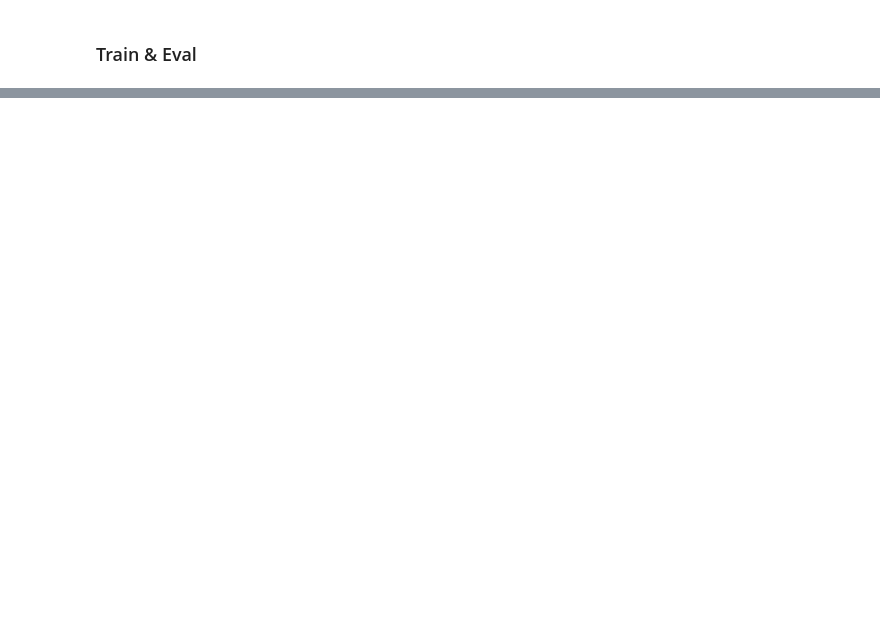
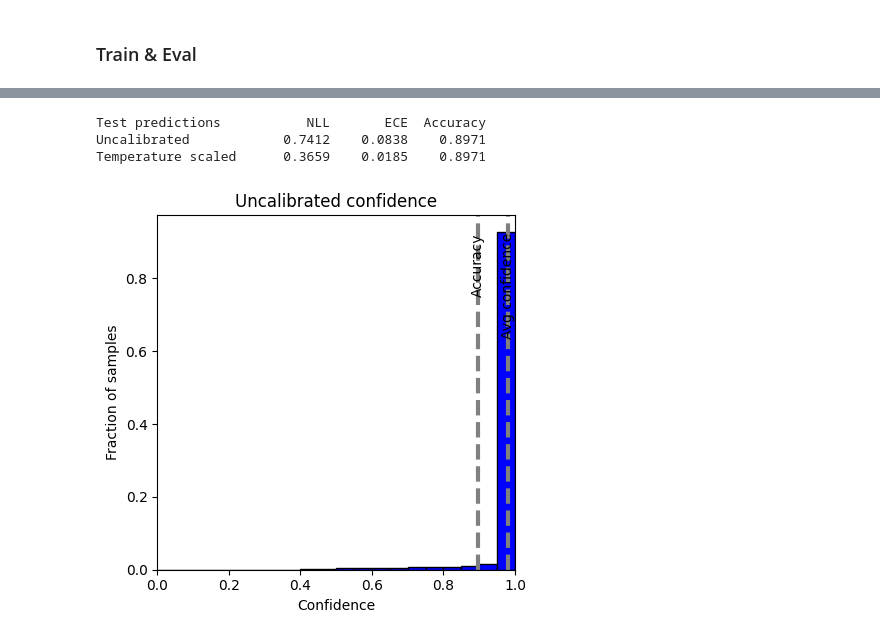
Before and after one commit to zh3nis/simplex-lda, a Jupyter notebook: CIFAR10.ipynb, the cells around one changed output, grey strips where cells are left out. Drawn from its saved outputs; the diff is of its cells as text; code cells hidden in the pictures; blank space fills up the shorter version.

```diff
--- a/CIFAR10.ipynb
+++ b/CIFAR10.ipynb
@@ -67,7 +79,7 @@ class DeepLDA(nn.Module):
     def __init__(self, C, D):
         super().__init__()
         self.encoder = Encoder(D)
-        self.head = SimplexLDAHead(C, D)
+        self.head = SimplexLDAHead(C, D, covariance_type="identity")
 
     def forward(self, x):
         z = self.encoder(x)
@@ -88,8 +100,7 @@ def evaluate(model, loader):
 
 lda_model = DeepLDA(C=10, D=9).to(device)
 lda_opt = torch.optim.Adam(lda_model.parameters())
-#lda_loss_fn = nn.NLLLoss()
-lda_loss_fn = DNLLLoss()
+lda_loss_fn = nn.NLLLoss()
 
 lda_train_acc = []
 lda_test_acc = []
@@ -236,0 +206,66 @@ plt.savefig('plots/cifar10_reliability_diagram.png', dpi=600)
+# %%
+@torch.no_grad()
+def calibration_metrics(logits, labels, temperature=1.0, n_bins=15):
+    scaled_logits = logits / temperature
+    confidence, predictions = scaled_logits.softmax(dim=1).max(dim=1)
+    correct = predictions.eq(labels).float()
+    # Equal-width bins, including confidence 0 and 1.
+    bin_ids = (confidence * n_bins).long().clamp(max=n_bins - 1)
+    ece = confidence.new_zeros(())
+    for b in range(n_bins):
+        mask = bin_ids == b
+        if mask.any():
+            ece += mask.float().mean() * (
+                confidence[mask].mean() - correct[mask].mean()
+            ).abs()
+    return {
+        'NLL': F.cross_entropy(scaled_logits, labels).item(),
+        'ECE': ece.item(),
+        'accuracy': correct.mean().item(),
+    }
+
+
+test_logits, test_labels = collect_logits(lda_model, test_ld)
+print(f"{'Test predictions':<20} {'NLL':>9} {'ECE':>9} {'Accuracy':>9}")
+for name, value in [('Uncalibrated', 1.0), ('Temperature scaled', temperature)]:
+    metrics = calibration_metrics(test_logits, test_labels, value)
+    print(f"{name:<20} {metrics['NLL']:9.4f} {metrics['ECE']:9.4f} {metrics['accuracy']:9.4f}")
+# %% [output]
+Test predictions           NLL       ECE  Accuracy
+Uncalibrated            0.7412    0.0838    0.8971
+Temperature scaled      0.3659    0.0185    0.8971
+# %%
+import numpy as np
+import matplotlib.pyplot as plt
+
+from pathlib import Path
+
+Path('plots').mkdir(parents=True, exist_ok=True)
+conf_tensor, pred = F.softmax(test_logits, dim=1).max(dim=1)
+conf = conf_tensor.detach().cpu().numpy()
+pred = pred.cpu()
+labels = test_labels.cpu()
+acc = (pred == labels).float().mean().item()
+avg_conf = conf.mean().item()
+
+bins = np.linspace(0.0, 1.0, 21)
+weights = np.ones_like(conf) / conf.size
+
+plt.figure(figsize=(4.5, 4.5))
+plt.hist(conf, bins=bins, weights=weights, color='blue', edgecolor='black')
+plt.axvline(avg_conf, color='gray', linestyle='--', linewidth=3)
+plt.axvline(acc, color='gray', linestyle='--', linewidth=3)
+plt.text(avg_conf, 0.95 * plt.gca().get_ylim()[1], 'Avg confidence',
+         rotation=90, va='top', ha='center')
+plt.text(acc, 0.95 * plt.gca().get_ylim()[1], 'Accuracy',
+         rotation=90, va='top', ha='center')
+plt.xlabel('Confidence')
+plt.ylabel('Fraction of samples')
+plt.xlim(0, 1)
+plt.title('Uncalibrated confidence')
+plt.tight_layout()
+plt.savefig('plots/cifar10_confidence_hist.png', dpi=600)
+
+plt.show()
+# %% [output]
+[figure, added]
```
Also changed, not shown: parts of 13 cells of this notebook, 22 other files.
